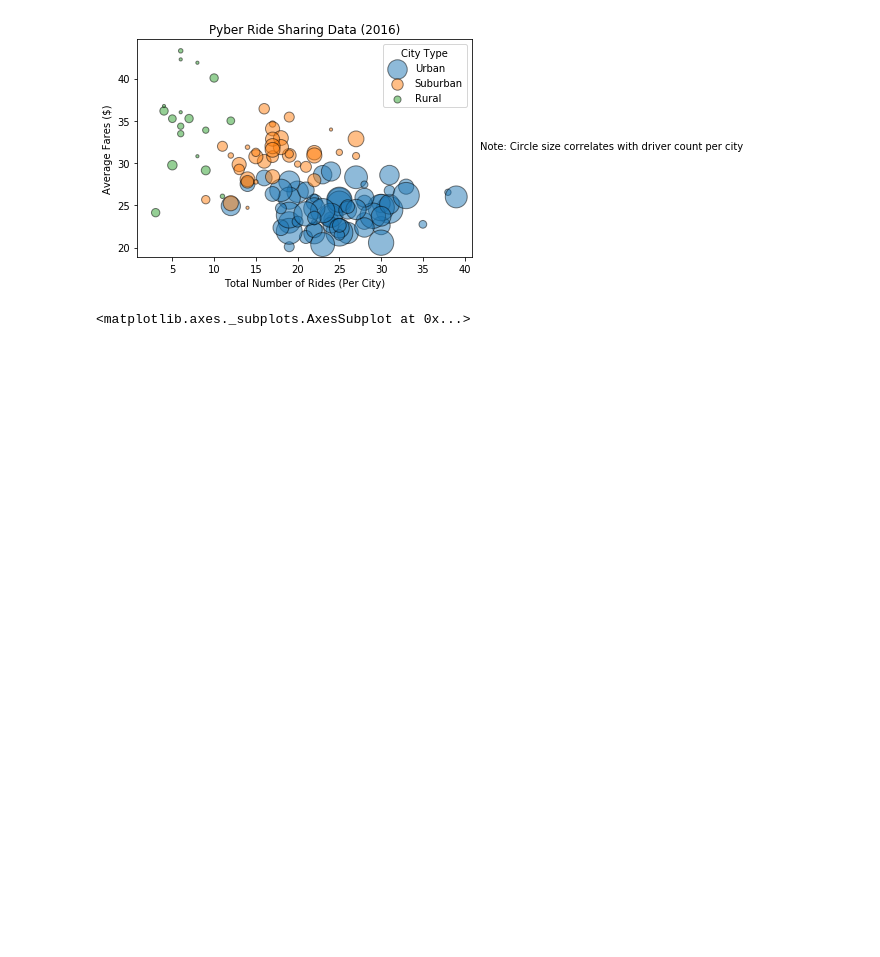
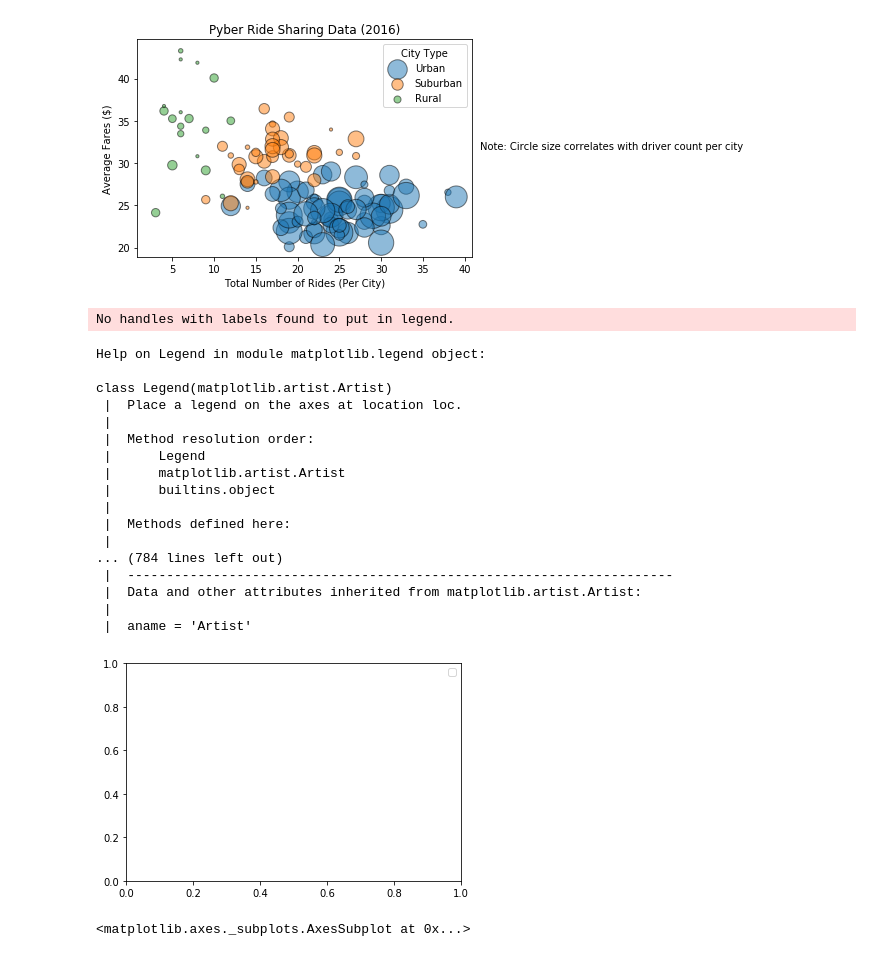
Before and after one commit to ayang2012/Northwestern-DS, a Jupyter notebook: HW5_Matplotlib/Pyber/pyber_starter.ipynb, the cells around one changed output. Drawn from its saved outputs; the diff is of its cells as text; code cells hidden in the pictures; blank space fills up the shorter version.

```diff
--- a/HW5_Matplotlib/Pyber/pyber_starter.ipynb
+++ b/HW5_Matplotlib/Pyber/pyber_starter.ipynb
@@ -82,6 +82,28 @@ plt.gcf().text(.92, 0.5, 'Note: Circle size correlates with driver count per cit
 plt.savefig("Pyber_Ride_Sharing.png")
 # %% [output]
 [figure]
+# %%
+help(plt.legend())
+# %% [output]
+No handles with labels found to put in legend.
+Help on Legend in module matplotlib.legend object:
+
+class Legend(matplotlib.artist.Artist)
+ |  Place a legend on the axes at location loc.
+ |
+ |  Method resolution order:
+ |      Legend
+ |      matplotlib.artist.Artist
+ |      builtins.object
+ |
+ |  Methods defined here:
+ |
+... (784 lines left out)
+ |  ----------------------------------------------------------------------
+ |  Data and other attributes inherited from matplotlib.artist.Artist:
+ |
+ |  aname = 'Artist'
+[figure, added]
 # %%
 import seaborn as sns
 sns.scatterplot(all_df['ride_id'], all_df['fare'], size=all_df['driver_count'], hue=all_df['type'], alpha=0.5, sizes=(20,500), legend='brief')
```
Also changed, not shown: parts of 1 cell of this notebook, 1 other file.
